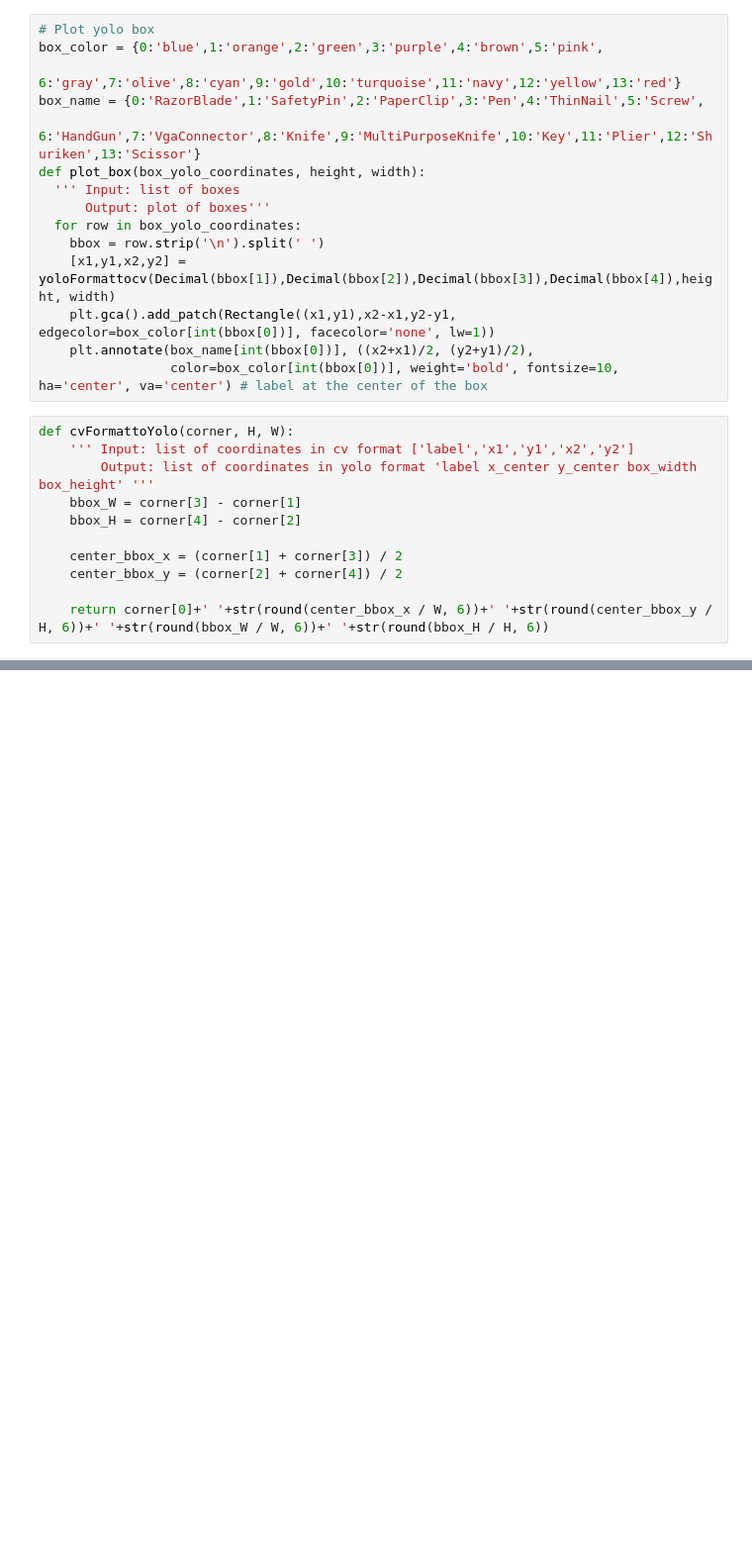
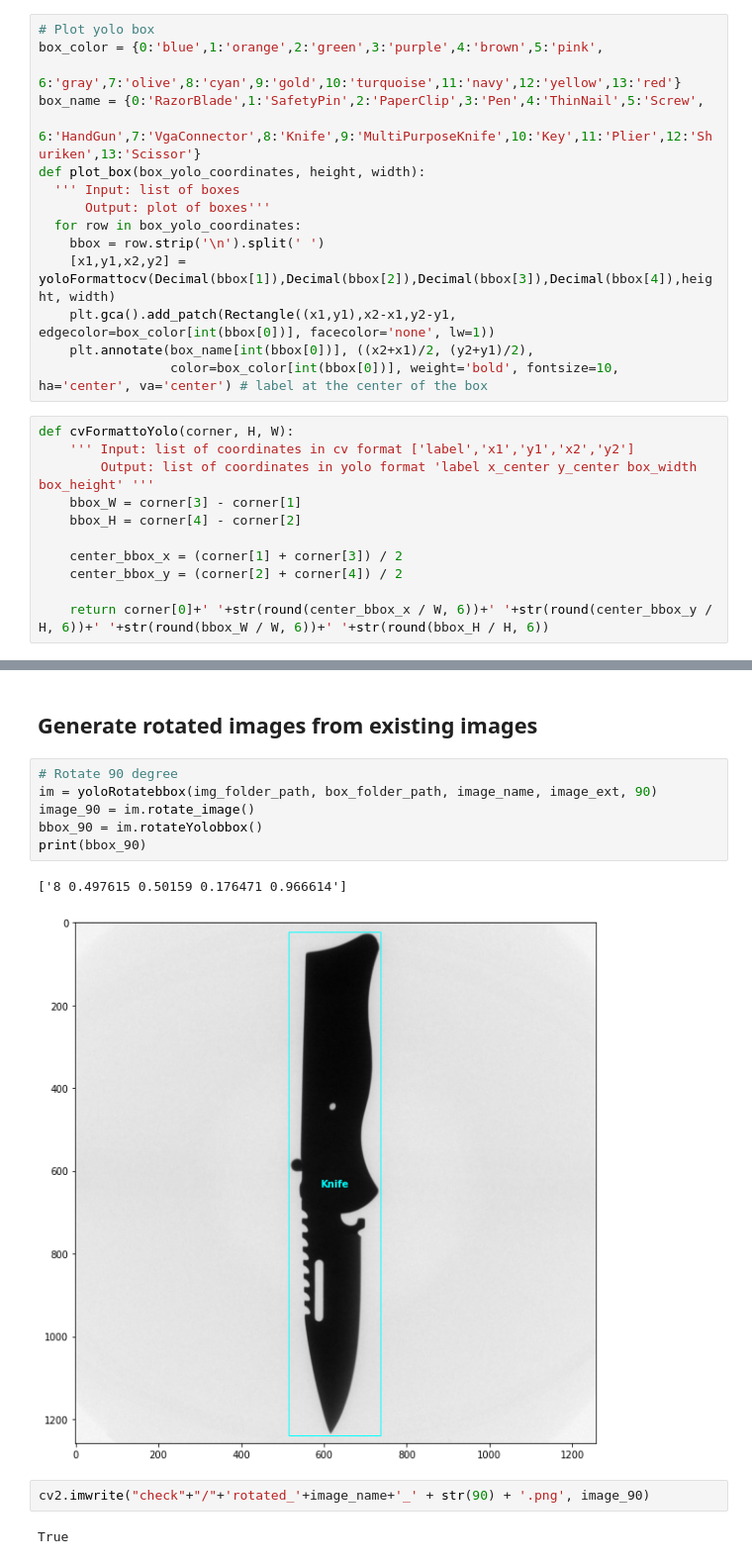
Before and after one commit to nguyen-nhat-mai/object_detection, a Jupyter notebook: Rotate_img_yolo.ipynb, the cells around one changed output, grey strips where cells are left out. Shown at 99% size. Saved outputs shown, nothing was run; the diff lists cells and outputs as text; blank space fills up the shorter version.

```diff
--- a/Rotate_img_yolo.ipynb
+++ b/Rotate_img_yolo.ipynb
@@ -187,0 +196,15 @@ plot_box(bbox_30, height, width)
+# %% [markdown]
+## Generate rotated images from existing images
+# %%
+# Rotate 90 degree
+im = yoloRotatebbox(img_folder_path, box_folder_path, image_name, image_ext, 90)
+image_90 = im.rotate_image()
+bbox_90 = im.rotateYolobbox()
+print(bbox_90)
+# %% [output]
+['8 0.497615 0.50159 0.176471 0.966614']
+[figure, added]
+# %%
+cv2.imwrite("check"+"/"+'rotated_'+image_name+'_' + str(90) + '.png', image_90)
+# %% [output]
+True
```
Also changed, not shown: parts of 10 cells of this notebook.
